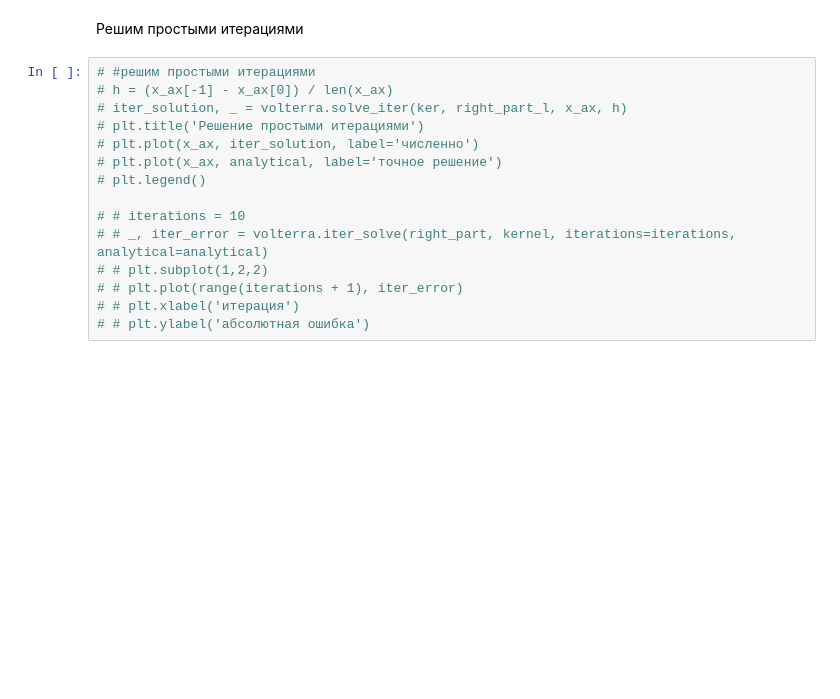
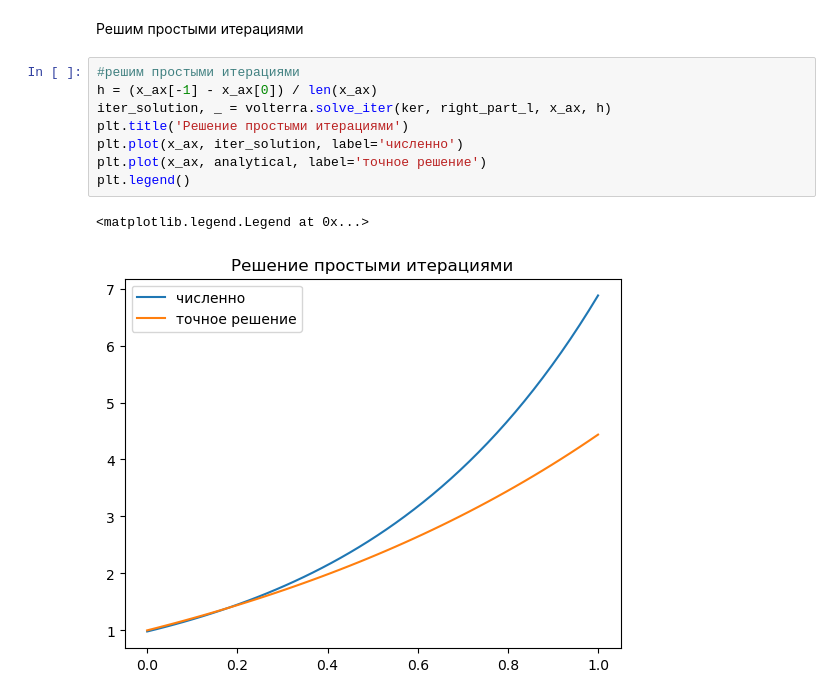
Before and after one commit to EHAT32/inverse, a Jupyter notebook: 9_9/lab_volterra.ipynb, the cells around one changed output. Cells and saved outputs as stored; diff of their text form; blank space fills up the shorter version.

```diff
--- a/9_9/lab_volterra.ipynb
+++ b/9_9/lab_volterra.ipynb
@@ -71,19 +71,15 @@ analytical = 2*np.exp(x_ax) - 1
 # %% [markdown]
 Решим простыми итерациями
 # %%
-# #решим простыми итерациями
-# h = (x_ax[-1] - x_ax[0]) / len(x_ax)
-# iter_solution, _ = volterra.solve_iter(ker, right_part_l, x_ax, h)
-# plt.title('Решение простыми итерациями')
-# plt.plot(x_ax, iter_solution, label='численно')
-# plt.plot(x_ax, analytical, label='точное решение')
-# plt.legend()
-
-# # iterations = 10
-# # _, iter_error = volterra.iter_solve(right_part, kernel, iterations=iterations, analytical=analytical)
-# # plt.subplot(1,2,2)
-# # plt.plot(range(iterations + 1), iter_error)
-# # plt.xlabel('итерация')
-# # plt.ylabel('абсолютная ошибка')
+#решим простыми итерациями
+h = (x_ax[-1] - x_ax[0]) / len(x_ax)
+iter_solution, _ = volterra.solve_iter(ker, right_part_l, x_ax, h)
+plt.title('Решение простыми итерациями')
+plt.plot(x_ax, iter_solution, label='численно')
+plt.plot(x_ax, analytical, label='точное решение')
+plt.legend()
+# %% [output]
+<matplotlib.legend.Legend at 0x...>
+[figure, added]
 # %% [markdown]
 ![Alt text](simple_iter.png)
```
Also changed, not shown: parts of 2 cells of this notebook, 1 other file.
